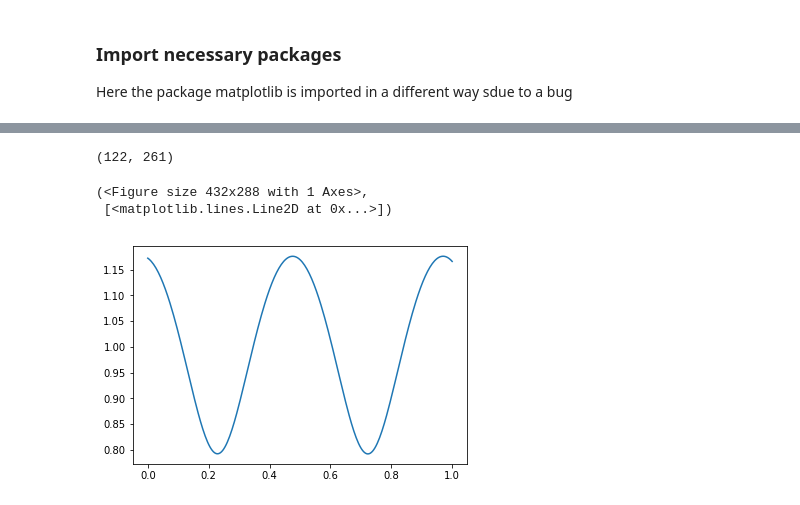
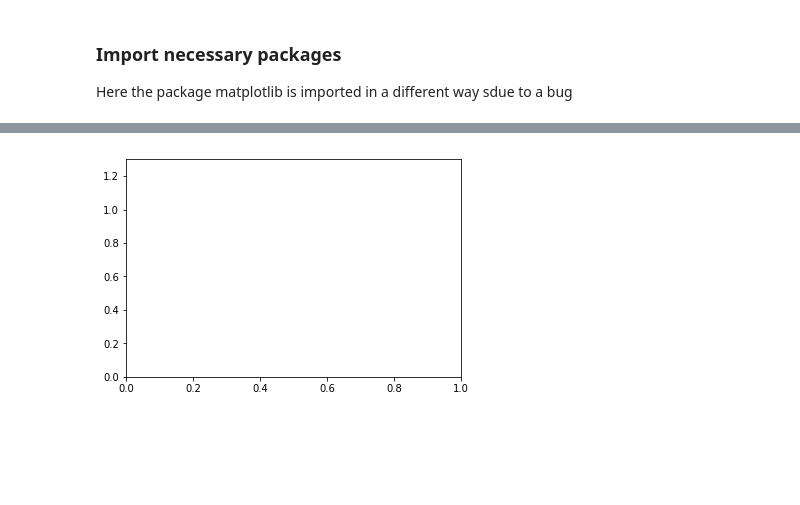
Before and after one commit to mss01/postProcessThinFilms, a Jupyter notebook: Maulik_Aswin.ipynb, the cells around one changed output, grey strips where cells are left out. Saved outputs shown, nothing was run; the diff lists cells and outputs as text; code cells hidden in the pictures; blank space fills up the shorter version.

```diff
--- a/Maulik_Aswin.ipynb
+++ b/Maulik_Aswin.ipynb
@@ -36,6 +35,3 @@ dirList = os.listdir("dataFiles_few/")
 File_Path = ["dataFiles_few/" + s for s in dirList]
 # %%
 Data= [np.loadtxt(f) for f in File_Path]
-np.shape(Data)
-# %% [output]
-(122, 261)
@@ -44,6 +38,7 @@ x=np.linspace(0,1,len(y))
-# %%
-fig, [plt.plot(x,y) for y in Data]
-# %% [output]
-(<Figure size 432x288 with 1 Axes>,
- [<matplotlib.lines.Line2D at 0x...>])
-[figure, removed]
+# %%
+x=np.linspace(0,1,np.shape(Data)[1])
+fig = plt.figure()
+ax = plt.axes(xlim=(0, 1), ylim=(0, 1.3))
+line, = ax.plot([], [], lw=2)
+# %% [output]
+[figure, added]
```
Also changed, not shown: parts of 5 cells of this notebook.
